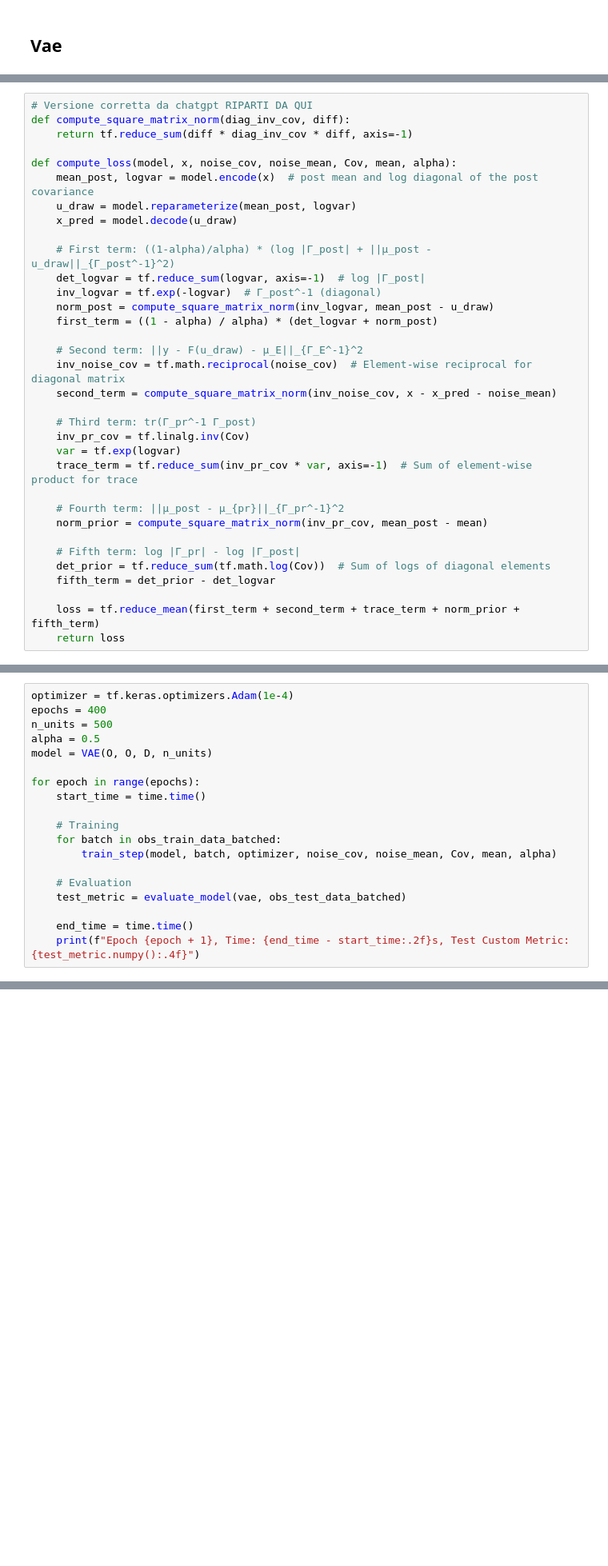
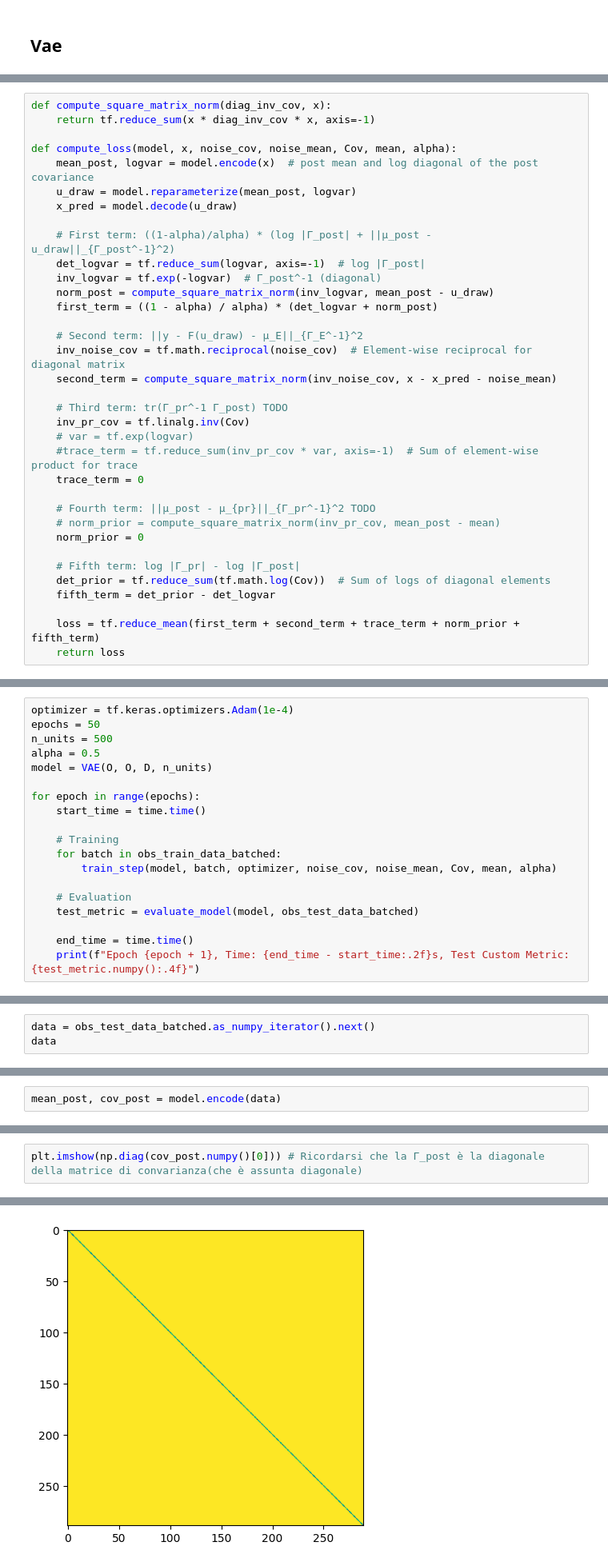
Before and after one commit to GabeXxX/Napde-Project, a Jupyter notebook: 4.1 Solving Bayesian Inverse Problems via Vae.ipynb, the cells around one changed output, grey strips where cells are left out. Shown: that part at 80% size. Drawn from its saved outputs; the diff is of its cells as text; blank space fills up the shorter version.

```diff
--- a/4.1 Solving Bayesian Inverse Problems via Vae.ipynb
+++ b/4.1 Solving Bayesian Inverse Problems via Vae.ipynb
@@ -429,9 +448,8 @@ class VAE(tf.keras.Model):
             eps = tf.random.normal(shape=(100, self.latent_dim))
         return self.decode(eps, apply_sigmoid=True)
 # %%
-# Versione corretta da chatgpt RIPARTI DA QUI
-def compute_square_matrix_norm(diag_inv_cov, diff):
-    return tf.reduce_sum(diff * diag_inv_cov * diff, axis=-1)
+def compute_square_matrix_norm(diag_inv_cov, x):
+    return tf.reduce_sum(x * diag_inv_cov * x, axis=-1)
 
 def compute_loss(model, x, noise_cov, noise_mean, Cov, mean, alpha):
     mean_post, logvar = model.encode(x)  # post mean and log diagonal of the post covariance
@@ -448,13 +466,15 @@ def compute_loss(model, x, noise_cov, noise_mean, Cov, mean, alpha):
     inv_noise_cov = tf.math.reciprocal(noise_cov)  # Element-wise reciprocal for diagonal matrix
     second_term = compute_square_matrix_norm(inv_noise_cov, x - x_pred - noise_mean)
 
-    # Third term: tr(Γ_pr^-1 Γ_post)
+    # Third term: tr(Γ_pr^-1 Γ_post) TODO
     inv_pr_cov = tf.linalg.inv(Cov)
-    var = tf.exp(logvar)
-    trace_term = tf.reduce_sum(inv_pr_cov * var, axis=-1)  # Sum of element-wise product for trace
+    # var = tf.exp(logvar)
+    #trace_term = tf.reduce_sum(inv_pr_cov * var, axis=-1)  # Sum of element-wise product for trace
+    trace_term = 0
 
-    # Fourth term: ||μ_post - μ_{pr}||_{Γ_pr^-1}^2
-    norm_prior = compute_square_matrix_norm(inv_pr_cov, mean_post - mean)
+    # Fourth term: ||μ_post - μ_{pr}||_{Γ_pr^-1}^2 TODO
+    # norm_prior = compute_square_matrix_norm(inv_pr_cov, mean_post - mean)
+    norm_prior = 0
 
     # Fifth term: log |Γ_pr| - log |Γ_post|
     det_prior = tf.reduce_sum(tf.math.log(Cov))  # Sum of logs of diagonal elements
@@ -508,6 +528,6 @@ def evaluate_model(model, test_data):
 # %%
 optimizer = tf.keras.optimizers.Adam(1e-4)
-epochs = 400
+epochs = 50
 n_units = 500
 alpha = 0.5
 model = VAE(O, O, D, n_units)
@@ -520,7 +540,7 @@ for epoch in range(epochs):
         train_step(model, batch, optimizer, noise_cov, noise_mean, Cov, mean, alpha)
 
     # Evaluation
-    test_metric = evaluate_model(vae, obs_test_data_batched)
+    test_metric = evaluate_model(model, obs_test_data_batched)
 
     end_time = time.time()
     print(f"Epoch {epoch + 1}, Time: {end_time - start_time:.2f}s, Test Custom Metric: {test_metric.numpy():.4f}")
@@ -532,0 +567,3 @@ https://doi.org/10.48550/arXiv.1912.04212
+# %%
+data = obs_test_data_batched.as_numpy_iterator().next()
+data
@@ -532,0 +579,2 @@ https://doi.org/10.48550/arXiv.1912.04212
+# %%
+mean_post, cov_post = model.encode(data)
@@ -532,0 +592,3 @@ https://doi.org/10.48550/arXiv.1912.04212
+# %%
+plt.imshow(np.diag(cov_post.numpy()[0])) # Ricordarsi che la Γ_post è la diagonale della matrice di convarianza(che è assunta diagonale)
+# %% [output]
@@ -532,0 +596 @@ https://doi.org/10.48550/arXiv.1912.04212
+[figure, added]
```
Also changed, not shown: parts of 29 cells of this notebook, 2 other files.
